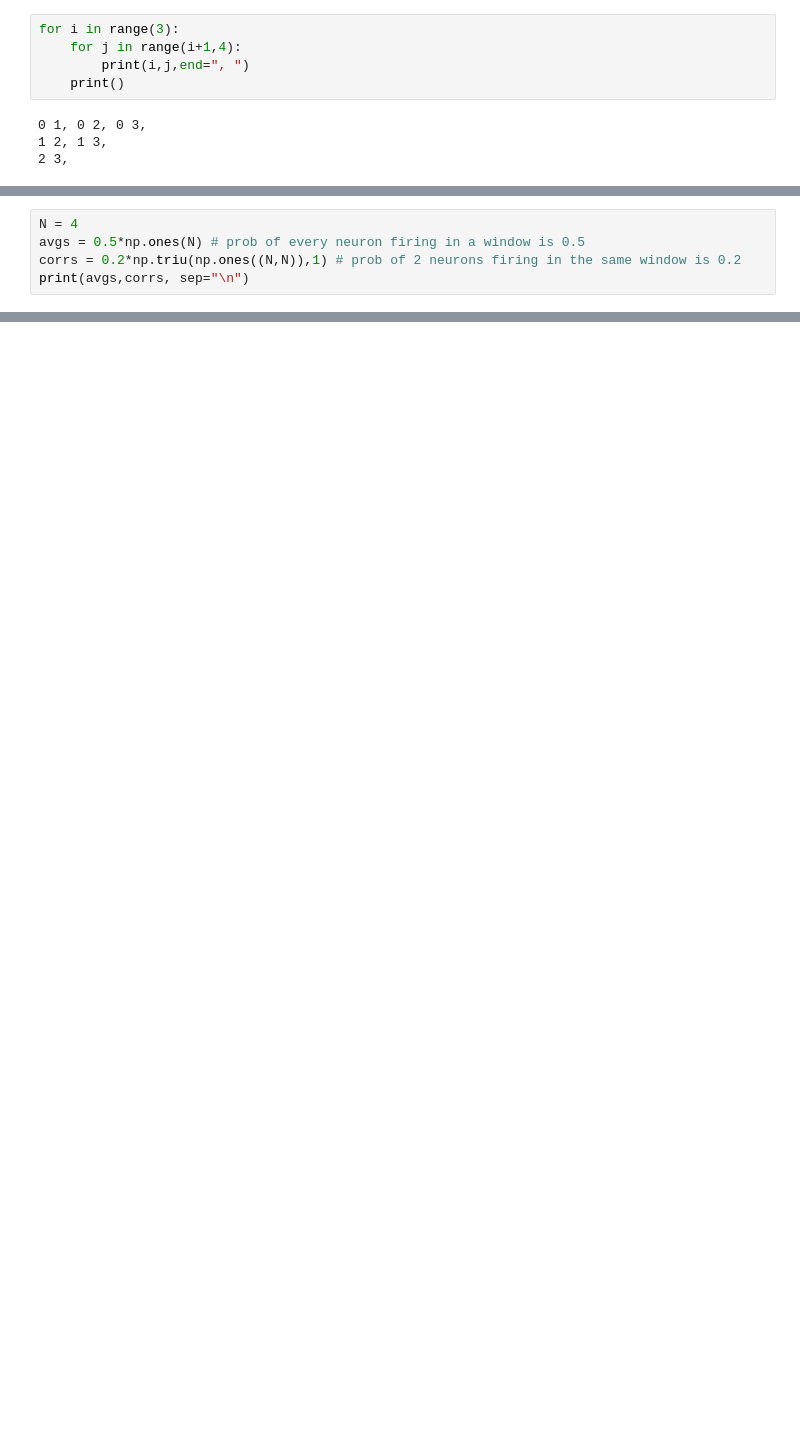
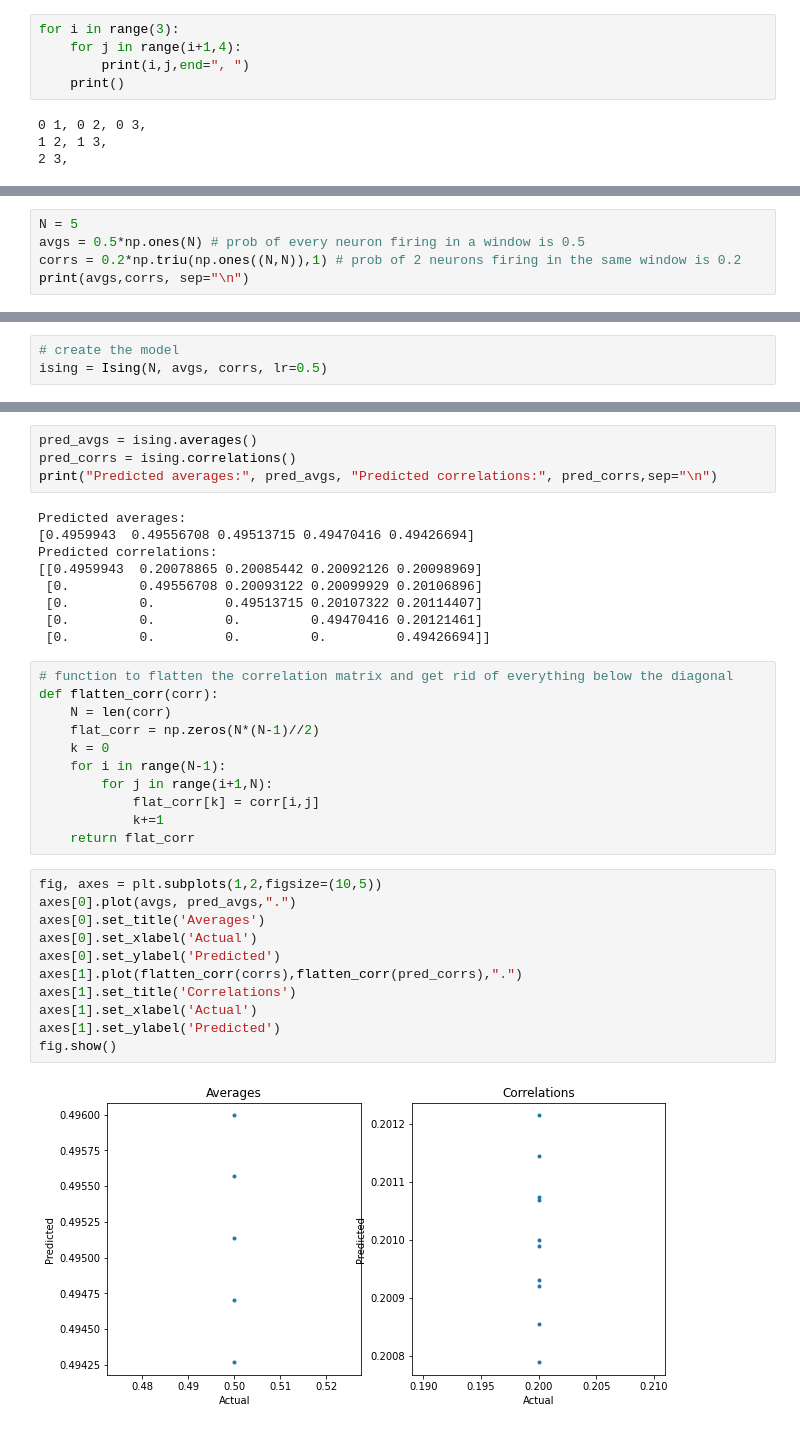
Before and after one commit to abramschon/Masters, a Jupyter notebook: IsingModel/NumericIsing.ipynb, the cells around one changed output, grey strips where cells are left out. Drawn from its saved outputs; the diff is of its cells as text; blank space fills up the shorter version.

```diff
--- a/IsingModel/NumericIsing.ipynb
+++ b/IsingModel/NumericIsing.ipynb
@@ -149,5 +172,5 @@ for i in range(3):
 # %%
-N = 4
+N = 5
 avgs = 0.5*np.ones(N) # prob of every neuron firing in a window is 0.5
 corrs = 0.2*np.triu(np.ones((N,N)),1) # prob of 2 neurons firing in the same window is 0.2
 print(avgs,corrs, sep="\n")
@@ -184,0 +184,3 @@ ising.p(np.ones(N)) #probability of all neurons firing
+# %%
+# create the model
+ising = Ising(N, avgs, corrs, lr=0.5)
@@ -184,0 +194,37 @@ ising.p(np.ones(N)) #probability of all neurons firing
+# %%
+pred_avgs = ising.averages()
+pred_corrs = ising.correlations()
+print("Predicted averages:", pred_avgs, "Predicted correlations:", pred_corrs,sep="\n")
+# %% [output]
+Predicted averages:
+[0.4959943  0.49556708 0.49513715 0.49470416 0.49426694]
+Predicted correlations:
+[[0.4959943  0.20078865 0.20085442 0.20092126 0.20098969]
+ [0.         0.49556708 0.20093122 0.20099929 0.20106896]
+ [0.         0.         0.49513715 0.20107322 0.20114407]
+ [0.         0.         0.         0.49470416 0.20121461]
+ [0.         0.         0.         0.         0.49426694]]
+# %%
+# function to flatten the correlation matrix and get rid of everything below the diagonal
+def flatten_corr(corr):
+    N = len(corr)
+    flat_corr = np.zeros(N*(N-1)//2)
+    k = 0
+    for i in range(N-1):
+        for j in range(i+1,N):
+            flat_corr[k] = corr[i,j]
+            k+=1
+    return flat_corr
+# %%
+fig, axes = plt.subplots(1,2,figsize=(10,5))
+axes[0].plot(avgs, pred_avgs,".")
+axes[0].set_title('Averages')
+axes[0].set_xlabel('Actual')
+axes[0].set_ylabel('Predicted')
+axes[1].plot(flatten_corr(corrs),flatten_corr(pred_corrs),".")
+axes[1].set_title('Correlations')
+axes[1].set_xlabel('Actual')
+axes[1].set_ylabel('Predicted')
+fig.show()
+# %% [output]
+[figure, added]
```
Also changed, not shown: parts of 10 cells of this notebook.
